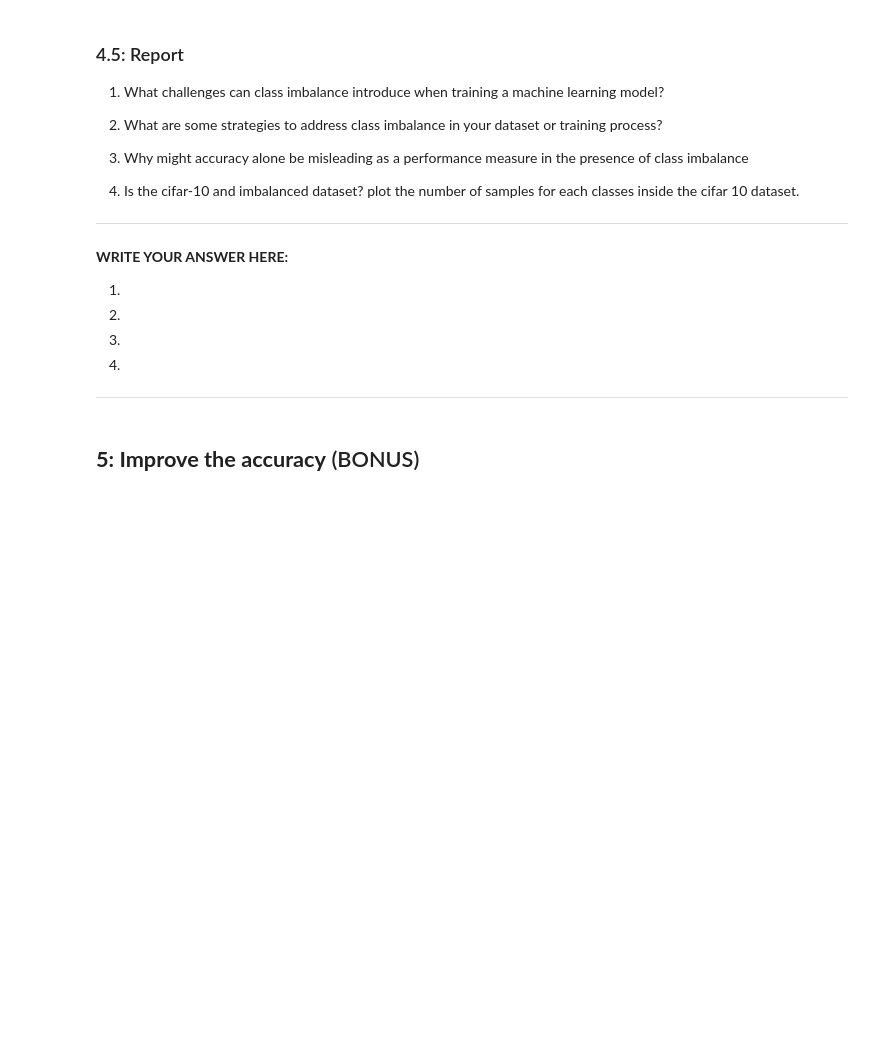
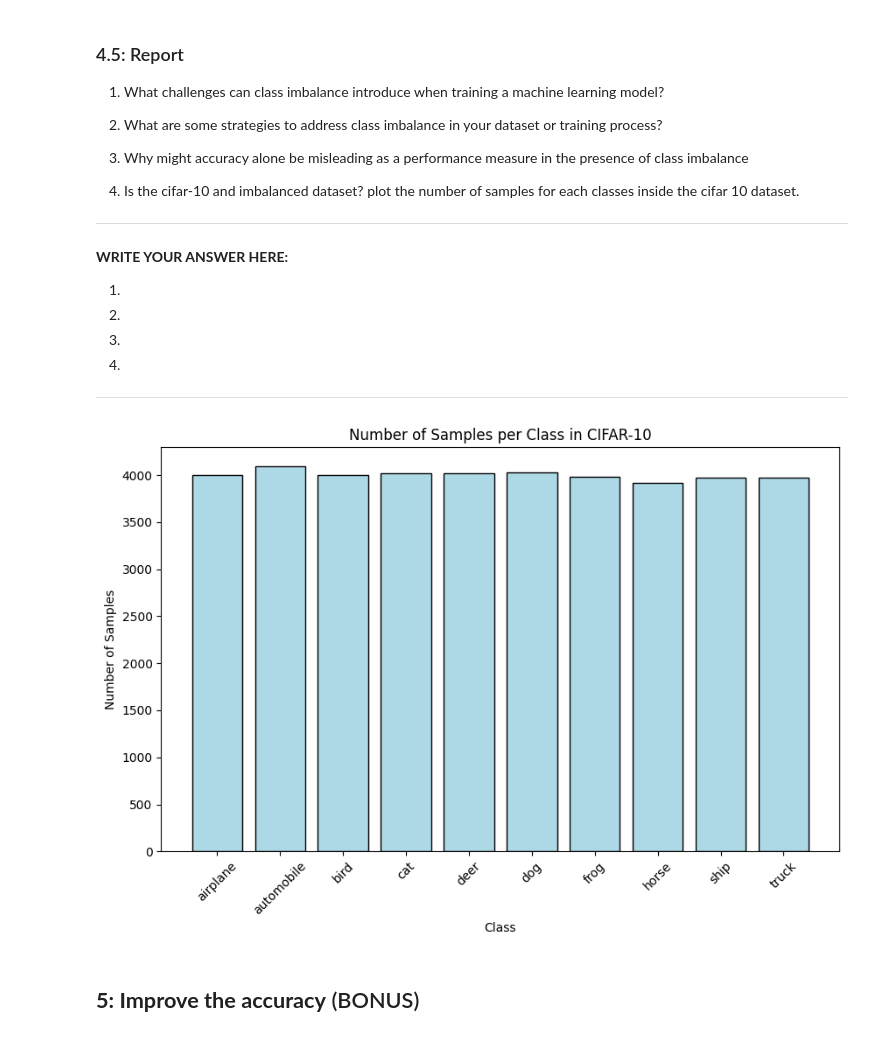
Before and after one commit to Nefeli-Apostolou/FDS_HW02, a Jupyter notebook: HW2.ipynb, the cells around one changed output. Drawn from its saved outputs; the diff is of its cells as text; code cells hidden in the pictures; blank space fills up the shorter version.

```diff
--- a/HW2.ipynb
+++ b/HW2.ipynb
@@ -1165,8 +1165,8 @@ with torch.no_grad():
         ##              YOUR CODE HERE                     ##
         #####################################################
 
-        total += _
-        correct += _
+        total += labels.size(0)  # Increment total by the batch size
+        correct += (predicted == labels).sum().item()  # Increment correct by the number of correct predictions in this batch
 
         #####################################################
         ##              END OF YOUR CODE                   ##
@@ -1195,6 +1197,28 @@ print(f'Accuracy on the test images: {100 * correct / total:.2f}%')
 4.
 
 -------------------------------------------------------
+# %%
+from collections import Counter
+
+# Get the labels of the training set
+labels = [label for _, label in train_dataset]
+
+# Count the number of samples in each class
+class_counts = Counter(labels)
+
+# Classes in CIFAR-10
+class_names = full_train_dataset.classes
+
+# Plot the number of samples per class
+plt.figure(figsize=(10,6))
+plt.bar(class_names, [class_counts[i] for i in range(len(class_names))], color='lightblue', edgecolor='black')
+plt.title('Number of Samples per Class in CIFAR-10')
+plt.xlabel('Class')
+plt.ylabel('Number of Samples')
+plt.xticks(rotation=45)
+plt.show()
+# %% [output]
+[figure, added]
 # %% [markdown]
 ## **5: Improve the accuracy** (BONUS)
 # %% [markdown]
```
Also changed, not shown: parts of 2 cells of this notebook.
